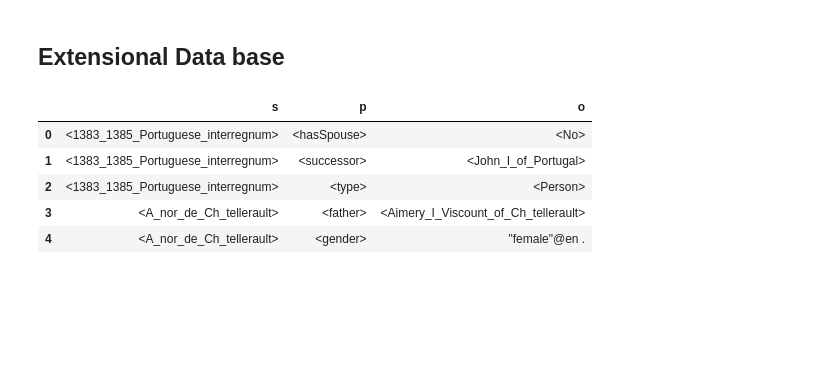
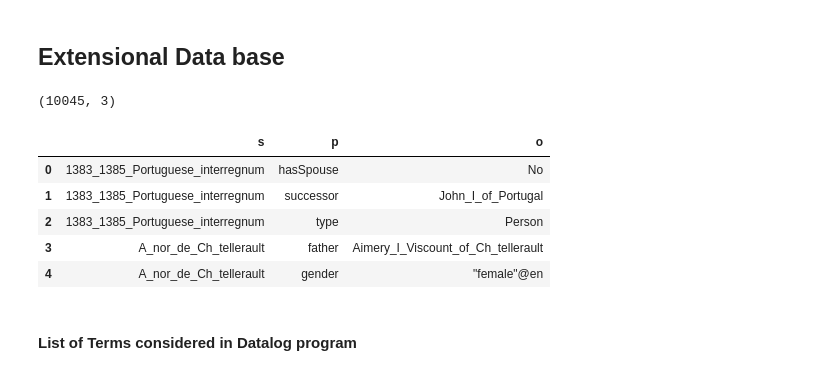
Before and after one commit to SDM-TIB/SPARKLE, a Jupyter notebook: SymbolicSystem/AMIE_Datalog.ipynb, the cells around one changed output. Saved outputs shown, nothing was run; the diff lists cells and outputs as text; code cells hidden in the pictures; blank space fills up the shorter version.

Commit message:
Updating AMIE-Datalog

```diff
--- a/SymbolicSystem/AMIE_Datalog.ipynb
+++ b/SymbolicSystem/AMIE_Datalog.ipynb
@@ -92,14 +77,20 @@ path = '../KG/FrenchRoyalty/'
 # %%
 data = pd.read_csv(path + 'french_training.tsv', delimiter='\t', header=None) #
 data.columns = ['s', 'p', 'o']
-data.head()
+data.replace('>', '', regex=True, inplace=True)
+data.replace('<', '', regex=True, inplace=True)
+data.replace(' .', '', regex=True, inplace=True)
+display(data.shape, data.head())
 # %% [output]
+(10045, 3)
 |  | s | p | o |
-| 0 | <1383_1385_Portuguese_interregnum> | <hasSpouse> | <No> |
-| 1 | <1383_1385_Portuguese_interregnum> | <successor> | <John_I_of_Portugal> |
-| 2 | <1383_1385_Portuguese_interregnum> | <type> | <Person> |
-| 3 | <A_nor_de_Ch_tellerault> | <father> | <Aimery_I_Viscount_of_Ch_tellerault> |
-| 4 | <A_nor_de_Ch_tellerault> | <gender> | "female"@en . |
+| 0 | 1383_1385_Portuguese_interregnum | hasSpouse | No |
+| 1 | 1383_1385_Portuguese_interregnum | successor | John_I_of_Portugal |
+| 2 | 1383_1385_Portuguese_interregnum | type | Person |
+| 3 | A_nor_de_Ch_tellerault | father | Aimery_I_Viscount_of_Ch_tellerault |
+| 4 | A_nor_de_Ch_tellerault | gender | "female"@en |
+# %% [markdown]
+#### List of Terms considered in Datalog program
 # %%
 terms.update(set(data.p.unique()))
 terms = ','.join(terms)
```
Also changed, not shown: parts of 10 cells of this notebook, 2 other files.
